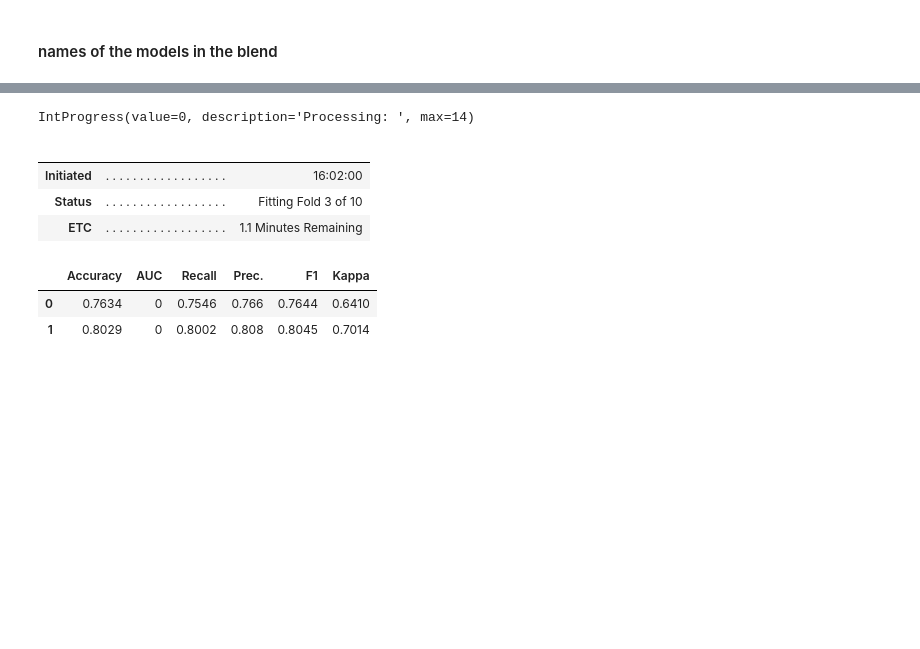
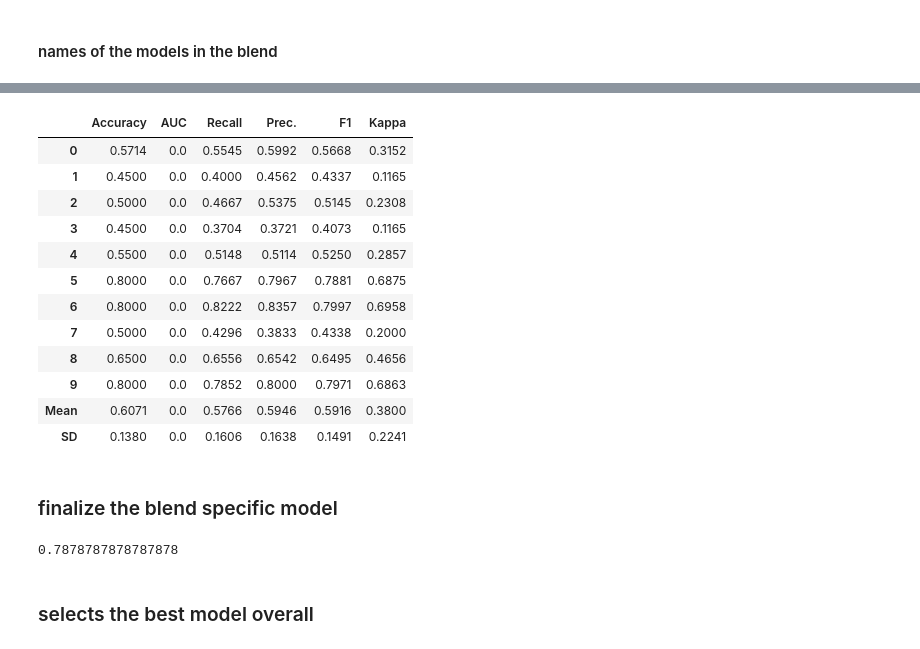
Before and after one commit to nicolasfauchereau/ML4seas, a Jupyter notebook: models/classification/autoML/PYCARET/pycaret.ipynb, the cells around one changed output, grey strips where cells are left out. Saved outputs shown, nothing was run; the diff lists cells and outputs as text; code cells hidden in the pictures; blank space fills up the shorter version.

Commit message:
updated pycaret.ipynb with finalisation of the model before scoring over the test period

```diff
--- a/models/classification/autoML/PYCARET/pycaret.ipynb
+++ b/models/classification/autoML/PYCARET/pycaret.ipynb
@@ -374,10 +291,12 @@ df_compare_models.data.shape
 # %% [markdown]
 ### build the list of best N models
 # %%
-n_models = 5
+n_models = 3
 # %%
 list_models = []
 blend_models_names = []
+# %%
+tune = False
 # %%
 i = 0
 while len(list_models) < n_models:
@@ -385,10 +304,14 @@ while len(list_models) < n_models:
     print(f"model ranked {i+1} is {mod_name} ====================\n")
     if mod_name != 'catboost':
         print(f"building model: {mod_name}")
-        mod =  create_model(mod_name)
+        if tune:
+            mod = tune_model(mod_name, ensemble=True, method='Bagging')
+        else:
+            mod =  create_model(mod_name)
         list_models.append(mod)
         blend_models_names.append(mod_name)
     else:
+        print(f"skipping catboost ... ")
         pass
     i += 1
 # %% [output]
@@ -416,12 +339,18 @@ models in the blend: knn, mlp, lightgbm, et, qda
 # %%
-blend_specific = blend_models(estimator_list = list_models, method='soft')
+blend_specific = blend_models(estimator_list = list_models, method='soft', turbo=False)
 # %% [output]
-IntProgress(value=0, description='Processing: ', max=14)
-|  |  |  |
-|  |  |  |
-| Initiated | . . . . . . . . . . . . . . . . . . | 16:02:00 |
-| Status | . . . . . . . . . . . . . . . . . . | Fitting Fold 3 of 10 |
-| ETC | . . . . . . . . . . . . . . . . . . | 1.1 Minutes Remaining |
+|  | Accuracy | AUC | Recall | Prec. | F1 | Kappa |
+| 0 | 0.5714 | 0.0 | 0.5545 | 0.5992 | 0.5668 | 0.3152 |
+| 1 | 0.4500 | 0.0 | 0.4000 | 0.4562 | 0.4337 | 0.1165 |
+| 2 | 0.5000 | 0.0 | 0.4667 | 0.5375 | 0.5145 | 0.2308 |
+| 3 | 0.4500 | 0.0 | 0.3704 | 0.3721 | 0.4073 | 0.1165 |
+| 4 | 0.5500 | 0.0 | 0.5148 | 0.5114 | 0.5250 | 0.2857 |
+| 5 | 0.8000 | 0.0 | 0.7667 | 0.7967 | 0.7881 | 0.6875 |
+| 6 | 0.8000 | 0.0 | 0.8222 | 0.8357 | 0.7997 | 0.6958 |
+| 7 | 0.5000 | 0.0 | 0.4296 | 0.3833 | 0.4338 | 0.2000 |
+| 8 | 0.6500 | 0.0 | 0.6556 | 0.6542 | 0.6495 | 0.4656 |
+| 9 | 0.8000 | 0.0 | 0.7852 | 0.8000 | 0.7971 | 0.6863 |
+| Mean | 0.6071 | 0.0 | 0.5766 | 0.5946 | 0.5916 | 0.3800 |
+| SD | 0.1380 | 0.0 | 0.1606 | 0.1638 | 0.1491 | 0.2241 |
-|  | Accuracy | AUC | Recall | Prec. | F1 | Kappa |
-| 0 | 0.7634 | 0 | 0.7546 | 0.766 | 0.7644 | 0.6410 |
-| 1 | 0.8029 | 0 | 0.8002 | 0.808 | 0.8045 | 0.7014 |
+# %% [markdown]
+### finalize the blend specific model
@@ -428 +359,7 @@ IntProgress(value=0, description='Processing: ', max=14)
+# %%
+finalized_blend_specific.score(test_data_df.iloc[:,:-1], test_data.iloc[:,-1])
+# %% [output]
+0.7878787878787878
+# %% [markdown]
+### selects the best model overall
 # %%
```
Also changed, not shown: parts of 63 cells of this notebook, 1 other file.
